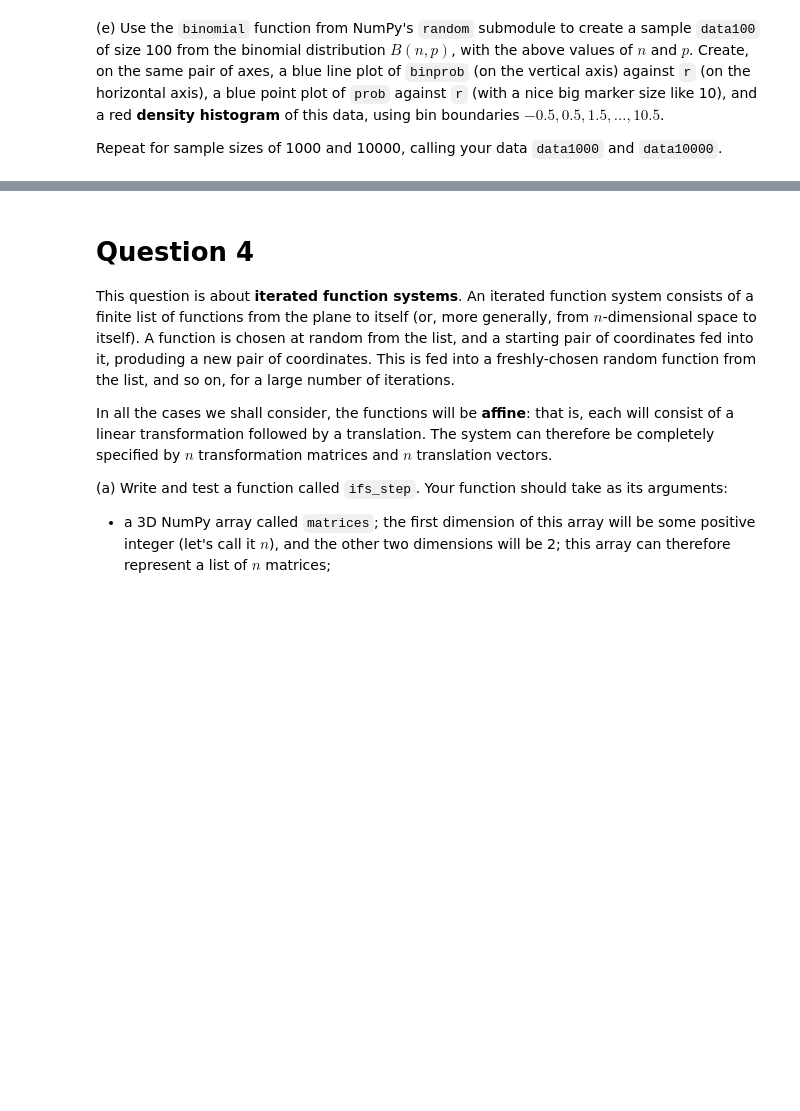
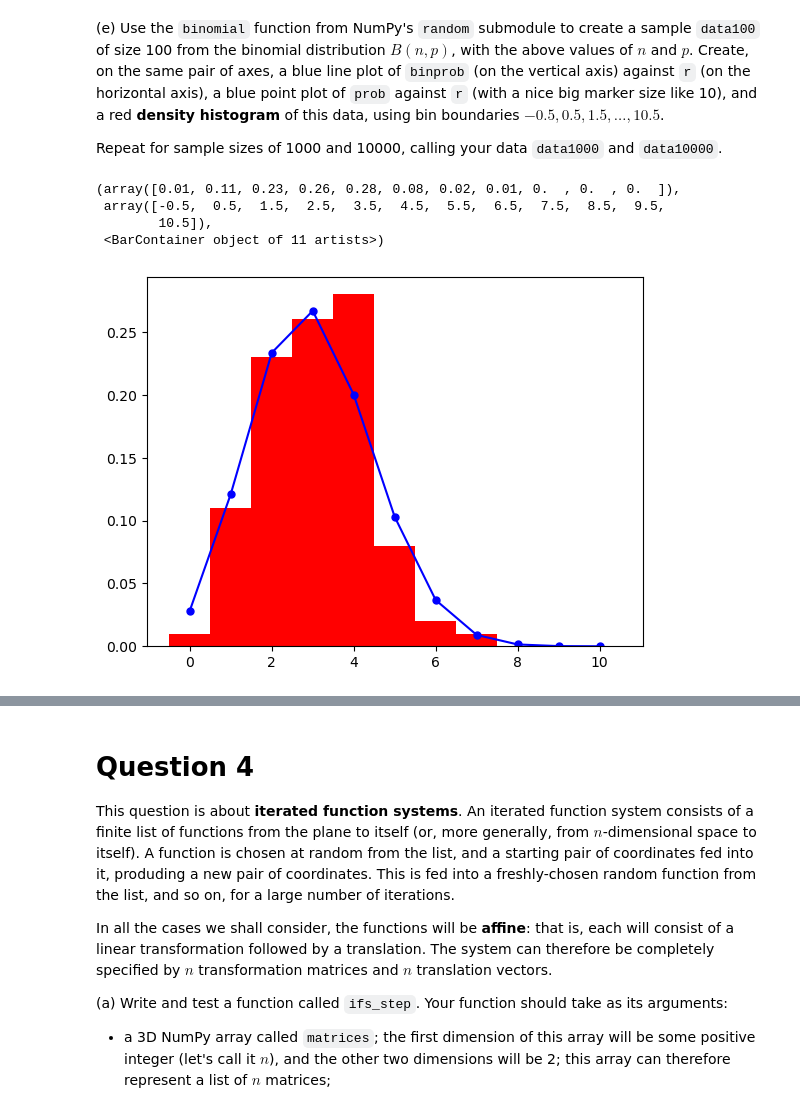
Before and after one commit to Imperial-MATH40006/math40006-2022-23-term2-week4-akiraawan, a Jupyter notebook: term2week4.ipynb, the cells around one changed output, grey strips where cells are left out. Drawn from its saved outputs; the diff is of its cells as text; code cells hidden in the pictures; blank space fills up the shorter version.

```diff
--- a/term2week4.ipynb
+++ b/term2week4.ipynb
@@ -453,9 +478,17 @@ raise NotImplementedError()
 
 Repeat for sample sizes of 1000 and 10000, calling your data `data1000` and `data10000`.
 # %%
-# Cell for first plot
-# YOUR CODE HERE
-raise NotImplementedError()
+data100 = nrnd.binomial(n, p, 100)
+fig, ax = plt.subplots()
+ax.plot(r, binprob, "b-")
+ax.plot(r, binprob, "b.", markersize="10")
+ax.hist(data100, color="red", density=True, bins=np.linspace(-0.5, 10.5, 12))
+# %% [output]
+(array([0.01, 0.11, 0.23, 0.26, 0.28, 0.08, 0.02, 0.01, 0.  , 0.  , 0.  ]),
+ array([-0.5,  0.5,  1.5,  2.5,  3.5,  4.5,  5.5,  6.5,  7.5,  8.5,  9.5,
+        10.5]),
+ <BarContainer object of 11 artists>)
+[figure, added]
 # %%
 # For checking data100
 # 1 Mark
```
Also changed, not shown: parts of 26 cells of this notebook.
